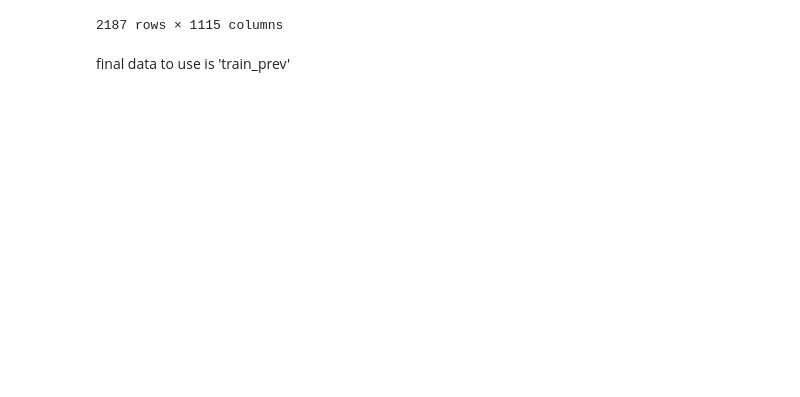
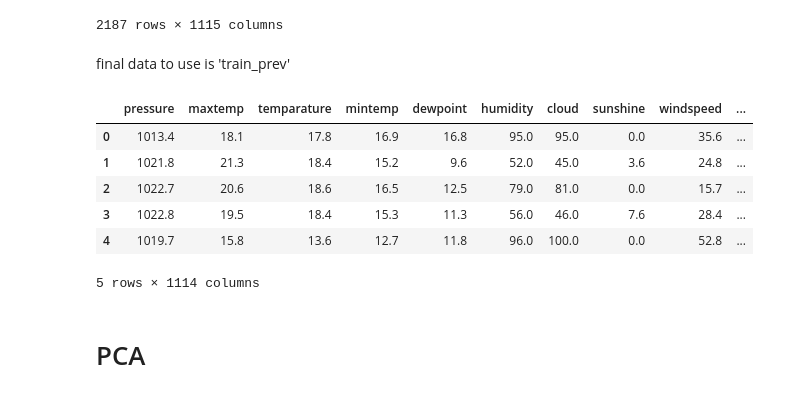
Before and after one commit to WojcikAleksandra/rainfall-prediction-kaggle-competition, a Jupyter notebook: data_transform_functions.ipynb, the cells around one changed output. Cells and saved outputs as stored; diff of their text form; code cells hidden in the pictures; blank space fills up the shorter version.

```diff
--- a/data_transform_functions.ipynb
+++ b/data_transform_functions.ipynb
@@ -249,3 +249,17 @@ train_prev
 2187 rows × 1115 columns
 # %% [markdown]
 final data to use is 'train_prev'
+# %%
+X_train_prev = train_prev.drop('rainfall', axis=1)
+Y_train_prev = train_prev['rainfall']
+X_train_prev.head()
+# %% [output]
+|  | pressure | maxtemp | temparature | mintemp | dewpoint | humidity | cloud | sunshine | windspeed | ... |
+| 0 | 1013.4 | 18.1 | 17.8 | 16.9 | 16.8 | 95.0 | 95.0 | 0.0 | 35.6 | ... |
+| 1 | 1021.8 | 21.3 | 18.4 | 15.2 | 9.6 | 52.0 | 45.0 | 3.6 | 24.8 | ... |
+| 2 | 1022.7 | 20.6 | 18.6 | 16.5 | 12.5 | 79.0 | 81.0 | 0.0 | 15.7 | ... |
+| 3 | 1022.8 | 19.5 | 18.4 | 15.3 | 11.3 | 56.0 | 46.0 | 7.6 | 28.4 | ... |
+| 4 | 1019.7 | 15.8 | 13.6 | 12.7 | 11.8 | 96.0 | 100.0 | 0.0 | 52.8 | ... |
+5 rows × 1114 columns
+# %% [markdown]
+# PCA
```
Also changed, not shown: parts of 7 cells of this notebook.
